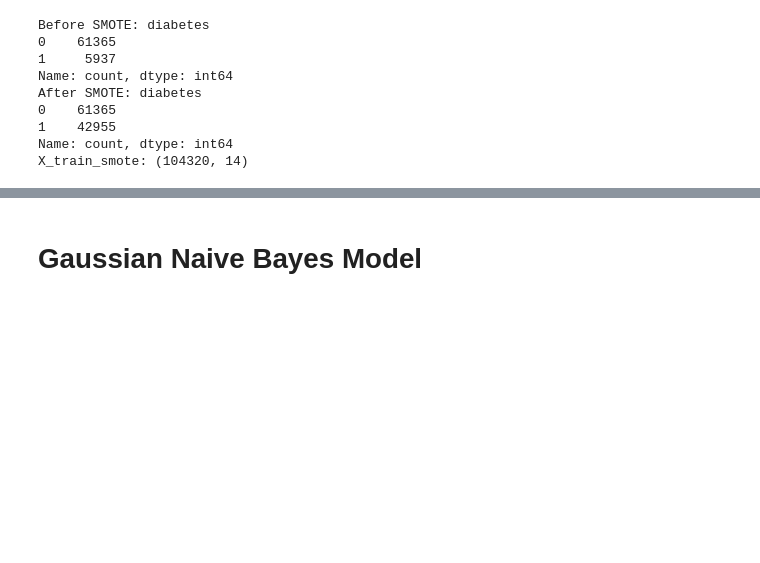
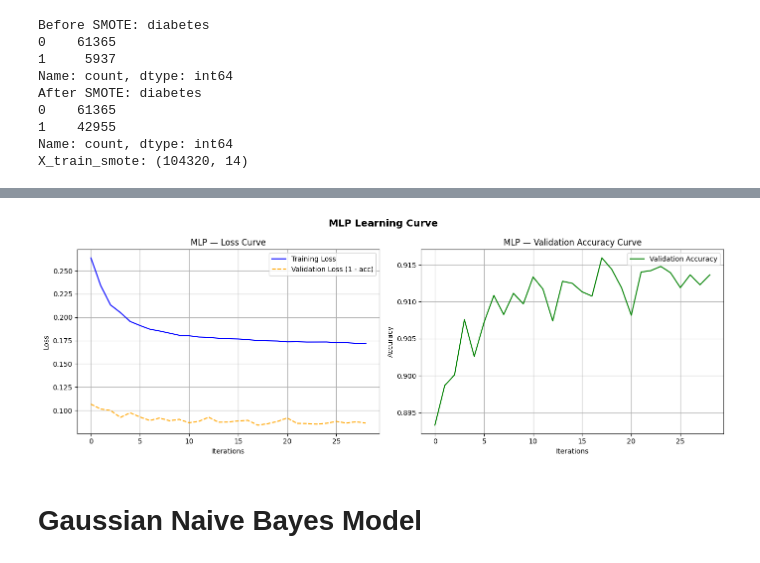
Before and after one commit to mohamedelziat50/Diabetes-Disease-Classification-MIU, a Jupyter notebook: Diabetes_Classification.ipynb, the cells around one changed output, grey strips where cells are left out. Saved outputs shown, nothing was run; the diff lists cells and outputs as text; code cells hidden in the pictures; blank space fills up the shorter version.

```diff
--- a/Diabetes_Classification.ipynb
+++ b/Diabetes_Classification.ipynb
@@ -712,3 +912,8 @@ X_train_smote: (104320, 14)
+# %%
+# After evaluate_model is called (which trains the model internally)
+plot_learning_curve(mlp_best, "MLP", X_train_smote, y_train_smote)
+# %% [output]
+[figure, added]
 # %% [markdown]
 #  Gaussian Naive Bayes Model
 # %% [markdown]
```
Also changed, not shown: parts of 19 cells of this notebook.
